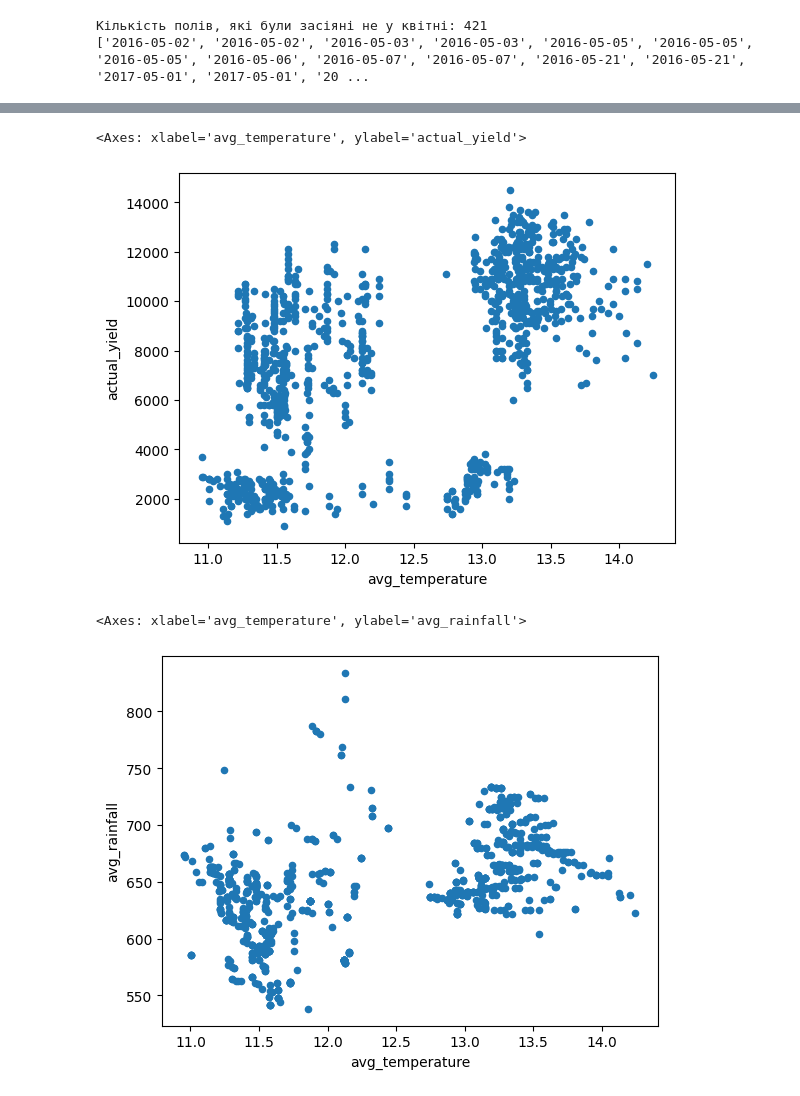
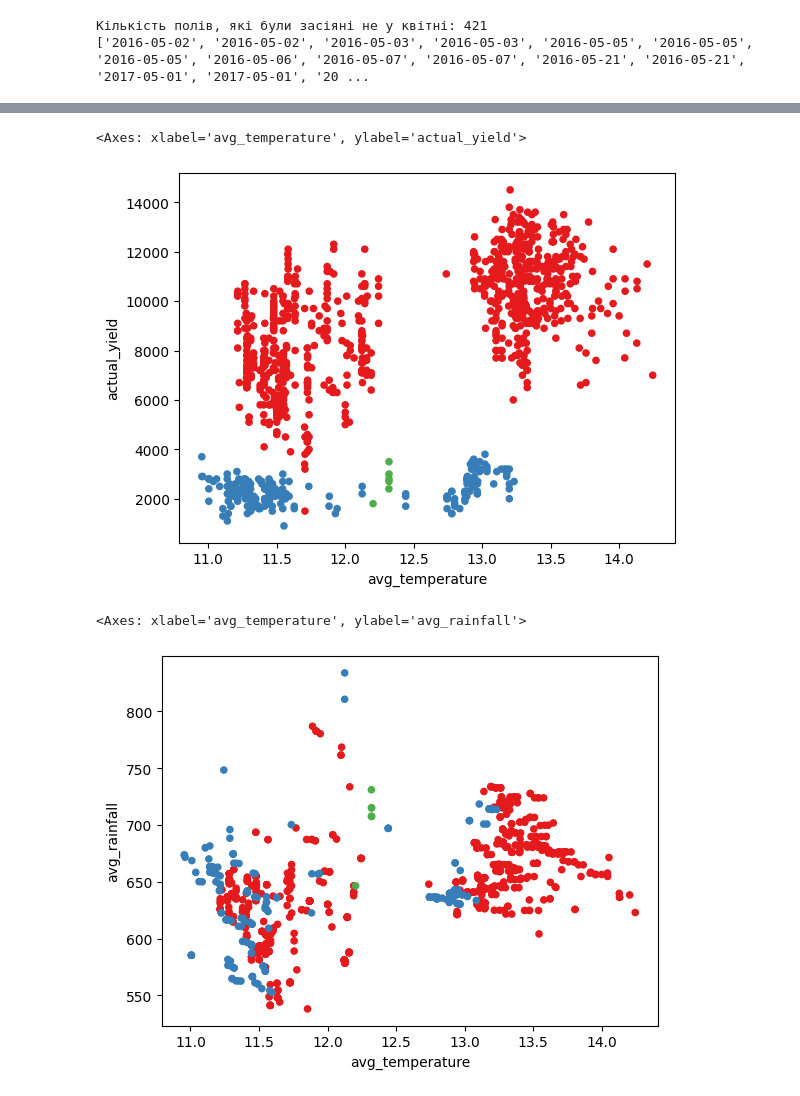
Before and after one commit to konopl1tsky1/gea_data_analisis, a Jupyter notebook: Lab_04/lab_04.ipynb, the cells around one changed output, grey strips where cells are left out. Drawn from its saved outputs; the diff is of its cells as text; code cells hidden in the pictures.

Commit message:
Fixed centroid column and save to file, added color to plots

```diff
--- a/Lab_04/lab_04.ipynb
+++ b/Lab_04/lab_04.ipynb
@@ -1,7 +1,9 @@
 # %%
 import geopandas
+import matplotlib.pyplot as plt
 
 data = geopandas.read_file("/Users/volodymyrkonoplitskyi/Desktop/4 курс/2 семестр/Розробка спецдодатків для обробки та аналізу геопросторових даних/geo_data_analisis/images_data/example_dataset.geojson")
+data = data.to_crs(epsg=32635) #перетворює геометрії таблиці на проекційну систему координат
 # %%
 sowing_date_list = data['sowing_date'].tolist()
 filtered_sowing_date_list = list(filter(lambda x: not '-04-' in x, sowing_date_list))
@@ -45,10 +47,7 @@ geometry           MULTIPOLYGON (((28.697984661201634 49.34165148...
 relative_error                                              0.001154
 Name: 991, dtype: object
 # %%
-data['centroid'] = ''
-for index, row in data.iterrows():
-    centroid = row.geometry.centroid
-    data.at[index, 'centroid'] = f'({centroid.x}, {centroid.y})'
+data['centroid'] = data['geometry'].centroid.apply(lambda x: f'POINT({x.x}, {x.y})')
 data.head(3)
 # %% [output]
 |  | crop_name | sowing_date | actual_yield | field_id | avg_temperature | avg_rainfall | model_yield | geometry | ... |
@@ -58,5 +57,4 @@ data.head(3)
 # %%
-data = data.to_crs(32635)
 data['area(m²)'] = data.area
 data.head(3)
 # %% [output]
@@ -64,16 +62,21 @@ data.head(3)
 | 0 | maiz | 2016-04-10 | 7600.0 | MS_VN_03_407 | 11.547103 | 572.463009 | 8903.0 | MULTIPOLYGON (((584923.210 545202... | ... |
 | 1 | maiz | 2016-04-11 | 7900.0 | MS_VN_03_405 | 11.547103 | 574.831401 | 8814.0 | MULTIPOLYGON (((585217.656 544971... | ... |
 | 2 | maiz | 2016-04-12 | 7900.0 | PA_KM_05_1802 | 12.190627 | 637.703767 | 8317.0 | MULTIPOLYGON (((522480.737 541364... | ... |
+# %%
+# Створює словник кольорів для кожної унікальної назви культури
+color_dict = {}
+for i, name in enumerate(data['crop_name'].unique()):
+    color_dict[name] = plt.cm.Set1(i)
 # %%
-data.plot(x='avg_temperature', y='actual_yield', kind='scatter')
+data.plot(x='avg_temperature', y='actual_yield', kind='scatter', c=data['crop_name'].map(color_dict))
 # %% [output]
 <Axes: xlabel='avg_temperature', ylabel='actual_yield'>
-[figure, old version]
+[figure, new version]
 # %%
-data.plot(x='avg_temperature', y='avg_rainfall', kind='scatter')
+data.plot(x='avg_temperature', y='avg_rainfall', kind='scatter', c=data['crop_name'].map(color_dict))
 # %% [output]
 <Axes: xlabel='avg_temperature', ylabel='avg_rainfall'>
-[figure, old version]
+[figure, new version]
 # %%
 data.to_file('/Users/volodymyrkonoplitskyi/Desktop/4 курс/2 семестр/Розробка спецдодатків для обробки та аналізу геопросторових даних/geo_data_analisis/images_data/updated_dataset.geojson',
              driver='GeoJSON')
```
Also changed, not shown: parts of 3 cells of this notebook.
